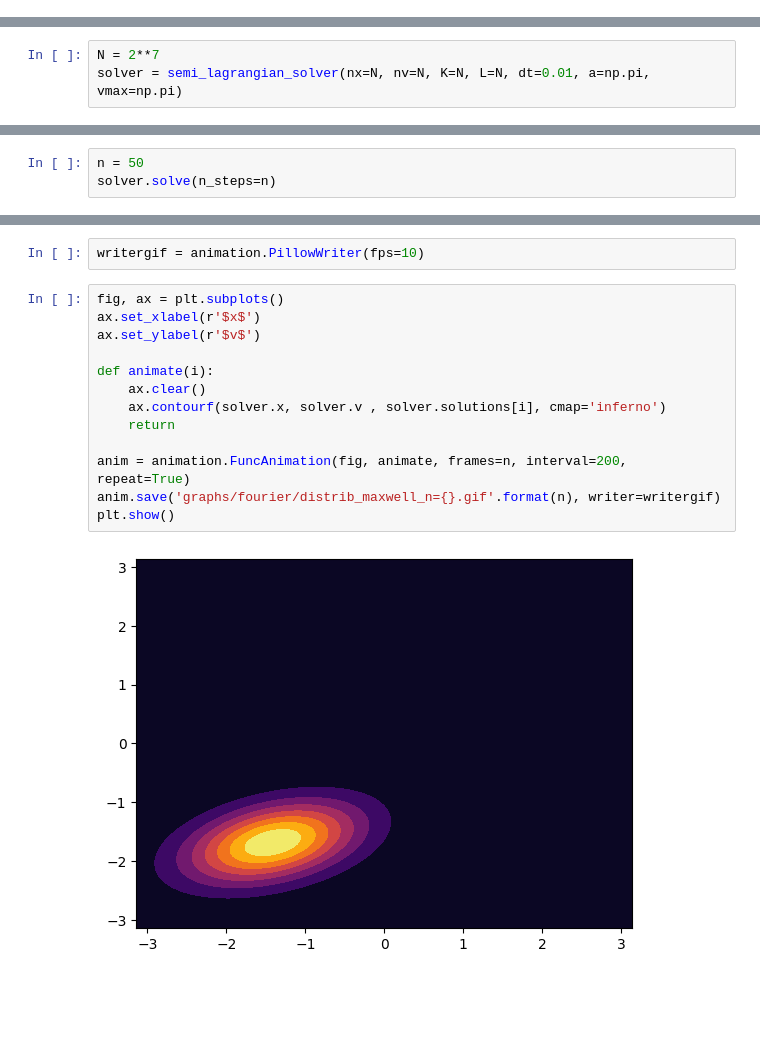
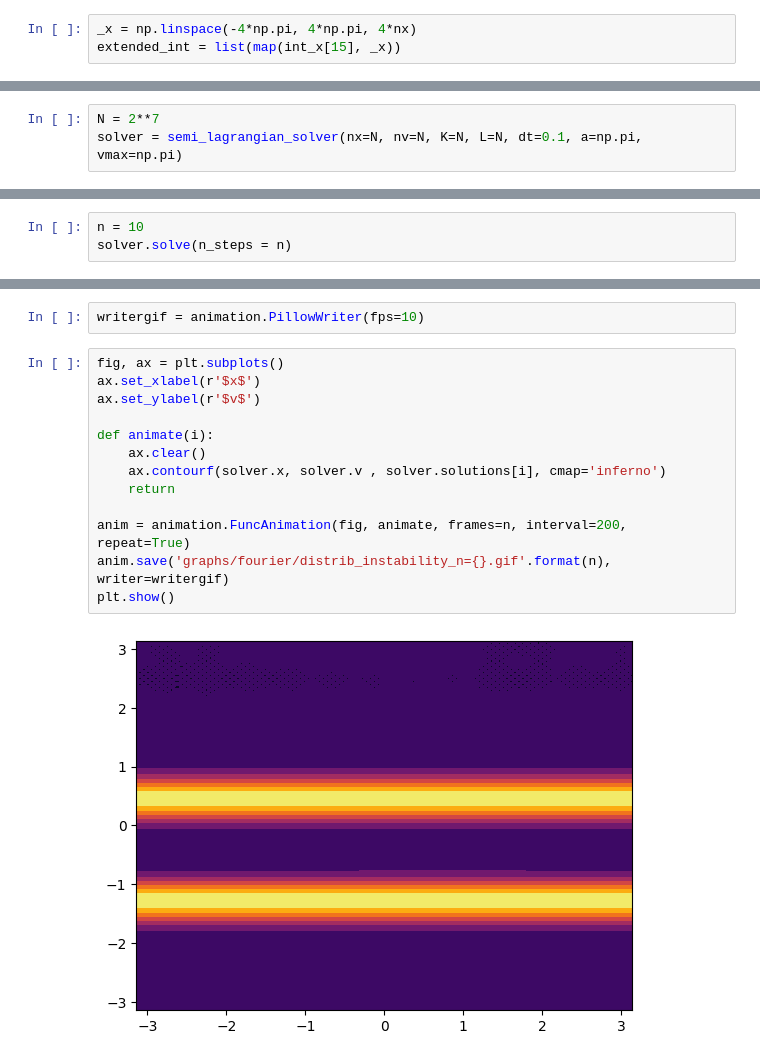
Before and after one commit to chassardmartin/vlasov_bsl, a Jupyter notebook: v2.ipynb, the cells around one changed output, grey strips where cells are left out. Cells and saved outputs as stored; diff of their text form; blank space fills up the shorter version.

```diff
--- a/v2.ipynb
+++ b/v2.ipynb
@@ -498,0 +727,3 @@ def build_v_interpolators(x, v, l_values, f):
+# %%
+_x = np.linspace(-4*np.pi, 4*np.pi, 4*nx)
+extended_int = list(map(int_x[15], _x))
@@ -566,0 +1002,3 @@ f_two = v_advection(x, v, l_values, f_zero, 0.1, E_zero)
+# %%
+N = 2**7
+solver = semi_lagrangian_solver(nx=N, nv=N, K=N, L=N, dt=0.1, a=np.pi, vmax=np.pi)
@@ -661,3 +1053,0 @@ class semi_lagrangian_solver():
-# %%
-N = 2**7
-solver = semi_lagrangian_solver(nx=N, nv=N, K=N, L=N, dt=0.01, a=np.pi, vmax=np.pi)
@@ -671,3 +1059,3 @@ plt.plot(solver.x, np.abs(solver._E))
 # %%
-n = 50
-solver.solve(n_steps=n)
+n = 10
+solver.solve(n_steps = n)
@@ -678,17 +1078,17 @@ writergif = animation.PillowWriter(fps=10)
 # %%
 fig, ax = plt.subplots()
 ax.set_xlabel(r'$x$')
 ax.set_ylabel(r'$v$')
 
 def animate(i):
     ax.clear()
     ax.contourf(solver.x, solver.v , solver.solutions[i], cmap='inferno')
     return
 
 anim = animation.FuncAnimation(fig, animate, frames=n, interval=200, repeat=True)
-anim.save('graphs/fourier/distrib_maxwell_n={}.gif'.format(n), writer=writergif)
+anim.save('graphs/fourier/distrib_instability_n={}.gif'.format(n), writer=writergif)
 plt.show()
 # %% [output]
-[figure, old version]
+[figure, new version]
 # %%
 for i, _E in enumerate(solver.electric_fields):
```
Also changed, not shown: parts of 86 cells of this notebook.
